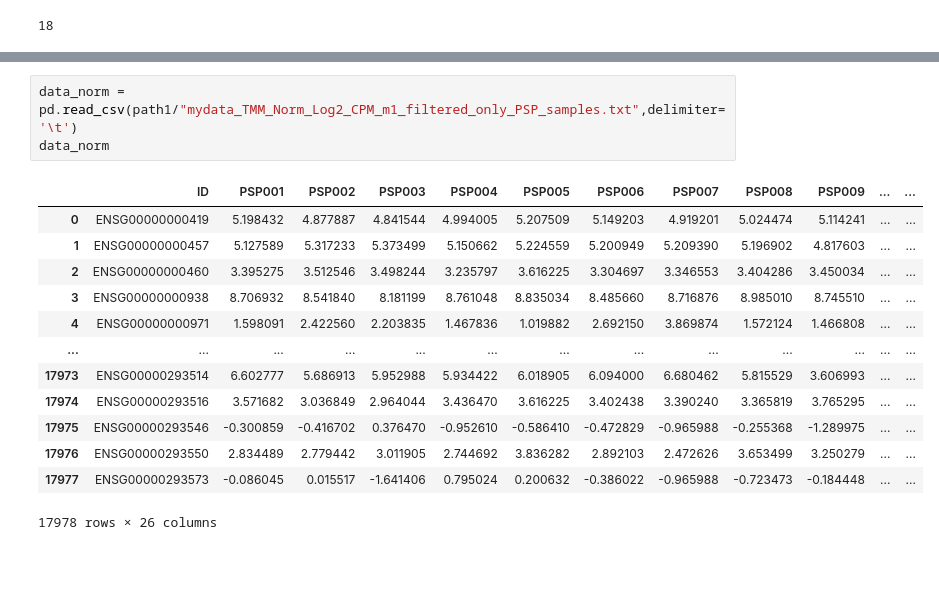
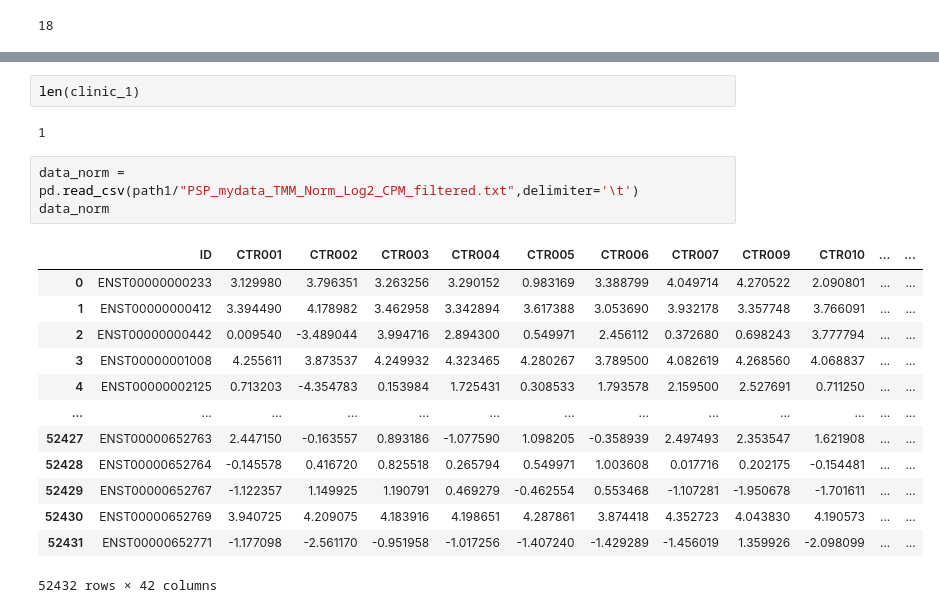
Before and after one commit to zainabnazari/psp, a Jupyter notebook: main_whole_gene.ipynb, the cells around one changed output, grey strips where cells are left out. Drawn from its saved outputs; the diff is of its cells as text; blank space fills up the shorter version.

```diff
--- a/main_whole_gene.ipynb
+++ b/main_whole_gene.ipynb
@@ -301,17 +311,21 @@ len(clinic_1)
+# %%
+len(clinic_1)
+# %% [output]
+1
 # %%
-data_norm = pd.read_csv(path1/"mydata_TMM_Norm_Log2_CPM_m1_filtered_only_PSP_samples.txt",delimiter='\t')
+data_norm = pd.read_csv(path1/"PSP_mydata_TMM_Norm_Log2_CPM_filtered.txt",delimiter='\t')
 data_norm
 # %% [output]
-|  | ID | PSP001 | PSP002 | PSP003 | PSP004 | PSP005 | PSP006 | PSP007 | PSP008 | PSP009 | ... | ... |
-| 0 | ENSG00000000419 | 5.198432 | 4.877887 | 4.841544 | 4.994005 | 5.207509 | 5.149203 | 4.919201 | 5.024474 | 5.114241 | ... | ... |
-| 1 | ENSG00000000457 | 5.127589 | 5.317233 | 5.373499 | 5.150662 | 5.224559 | 5.200949 | 5.209390 | 5.196902 | 4.817603 | ... | ... |
-| 2 | ENSG00000000460 | 3.395275 | 3.512546 | 3.498244 | 3.235797 | 3.616225 | 3.304697 | 3.346553 | 3.404286 | 3.450034 | ... | ... |
-| 3 | ENSG00000000938 | 8.706932 | 8.541840 | 8.181199 | 8.761048 | 8.835034 | 8.485660 | 8.716876 | 8.985010 | 8.745510 | ... | ... |
-| 4 | ENSG00000000971 | 1.598091 | 2.422560 | 2.203835 | 1.467836 | 1.019882 | 2.692150 | 3.869874 | 1.572124 | 1.466808 | ... | ... |
+|  | ID | CTR001 | CTR002 | CTR003 | CTR004 | CTR005 | CTR006 | CTR007 | CTR009 | CTR010 | ... | ... |
+| 0 | ENST00000000233 | 3.129980 | 3.796351 | 3.263256 | 3.290152 | 0.983169 | 3.388799 | 4.049714 | 4.270522 | 2.090801 | ... | ... |
+| 1 | ENST00000000412 | 3.394490 | 4.178982 | 3.462958 | 3.342894 | 3.617388 | 3.053690 | 3.932178 | 3.357748 | 3.766091 | ... | ... |
+| 2 | ENST00000000442 | 0.009540 | -3.489044 | 3.994716 | 2.894300 | 0.549971 | 2.456112 | 0.372680 | 0.698243 | 3.777794 | ... | ... |
+| 3 | ENST00000001008 | 4.255611 | 3.873537 | 4.249932 | 4.323465 | 4.280267 | 3.789500 | 4.082619 | 4.268560 | 4.068837 | ... | ... |
+| 4 | ENST00000002125 | 0.713203 | -4.354783 | 0.153984 | 1.725431 | 0.308533 | 1.793578 | 2.159500 | 2.527691 | 0.711250 | ... | ... |
 | ... | ... | ... | ... | ... | ... | ... | ... | ... | ... | ... | ... | ... |
-| 17973 | ENSG00000293514 | 6.602777 | 5.686913 | 5.952988 | 5.934422 | 6.018905 | 6.094000 | 6.680462 | 5.815529 | 3.606993 | ... | ... |
-| 17974 | ENSG00000293516 | 3.571682 | 3.036849 | 2.964044 | 3.436470 | 3.616225 | 3.402438 | 3.390240 | 3.365819 | 3.765295 | ... | ... |
-| 17975 | ENSG00000293546 | -0.300859 | -0.416702 | 0.376470 | -0.952610 | -0.586410 | -0.472829 | -0.965988 | -0.255368 | -1.289975 | ... | ... |
-| 17976 | ENSG00000293550 | 2.834489 | 2.779442 | 3.011905 | 2.744692 | 3.836282 | 2.892103 | 2.472626 | 3.653499 | 3.250279 | ... | ... |
-| 17977 | ENSG00000293573 | -0.086045 | 0.015517 | -1.641406 | 0.795024 | 0.200632 | -0.386022 | -0.965988 | -0.723473 | -0.184448 | ... | ... |
+| 52427 | ENST00000652763 | 2.447150 | -0.163557 | 0.893186 | -1.077590 | 1.098205 | -0.358939 | 2.497493 | 2.353547 | 1.621908 | ... | ... |
+| 52428 | ENST00000652764 | -0.145578 | 0.416720 | 0.825518 | 0.265794 | 0.549971 | 1.003608 | 0.017716 | 0.202175 | -0.154481 | ... | ... |
+| 52429 | ENST00000652767 | -1.122357 | 1.149925 | 1.190791 | 0.469279 | -0.462554 | 0.553468 | -1.107281 | -1.950678 | -1.701611 | ... | ... |
+| 52430 | ENST00000652769 | 3.940725 | 4.209075 | 4.183916 | 4.198651 | 4.287861 | 3.874418 | 4.352723 | 4.043830 | 4.190573 | ... | ... |
+| 52431 | ENST00000652771 | -1.177098 | -2.561170 | -0.951958 | -1.017256 | -1.407240 | -1.429289 | -1.456019 | 1.359926 | -2.098099 | ... | ... |
-17978 rows × 26 columns
+52432 rows × 42 columns
```
Also changed, not shown: parts of 27 cells of this notebook.
